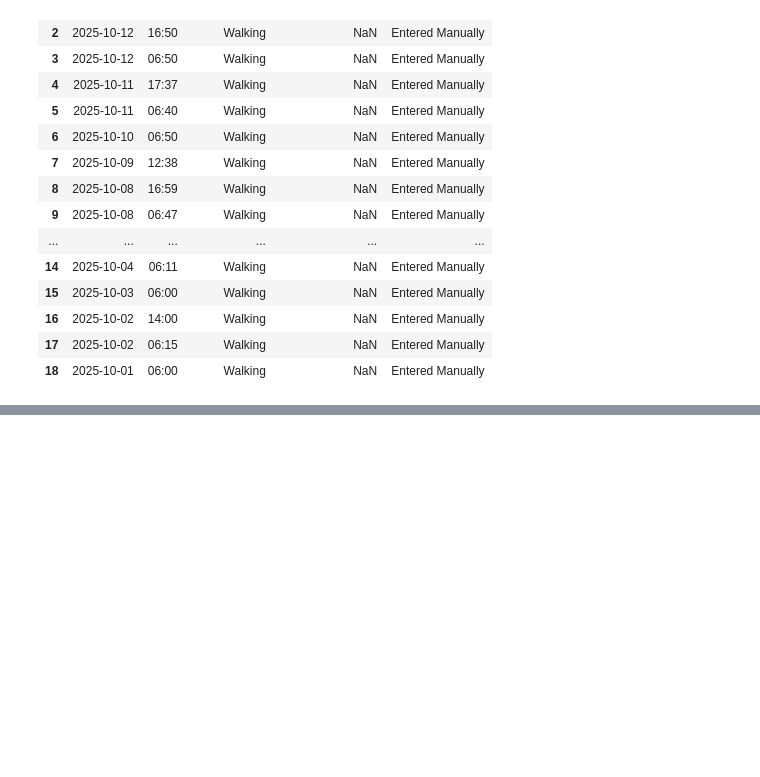
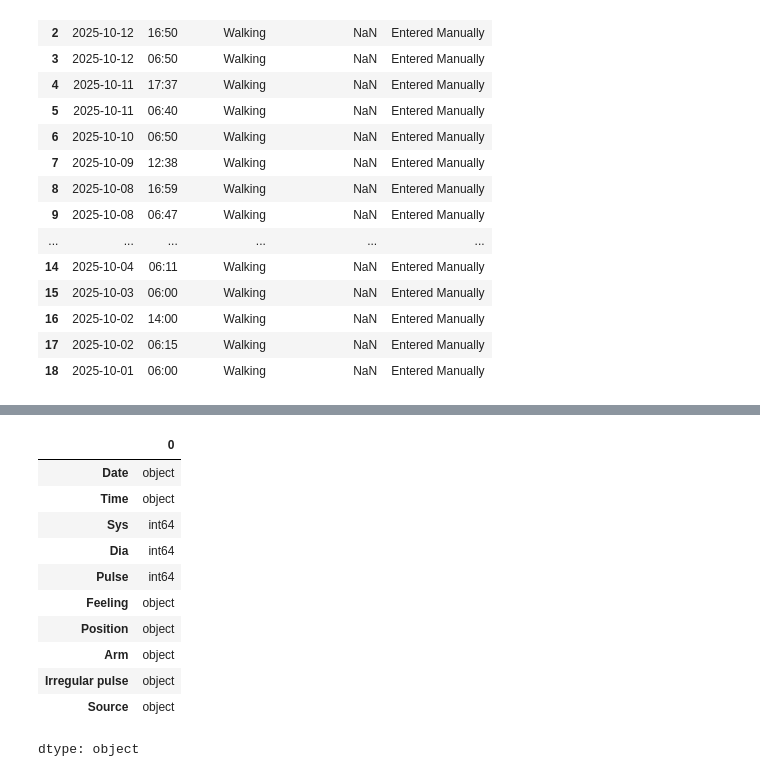
Before and after one commit to Haris-09/DiabetesInsightsAI, a Jupyter notebook: Diabetes_Analysis.ipynb, the cells around one changed output, grey strips where cells are left out. Drawn from its saved outputs; the diff is of its cells as text; code cells hidden in the pictures; blank space fills up the shorter version.

```diff
--- a/Diabetes_Analysis.ipynb
+++ b/Diabetes_Analysis.ipynb
@@ -133,0 +151,15 @@ Note
+# %%
+BLOOD_PRESSURE.dtypes
+# %% [output]
+|  | 0 |
+| Date | object |
+| Time | object |
+| Sys | int64 |
+| Dia | int64 |
+| Pulse | int64 |
+| Feeling | object |
+| Position | object |
+| Arm | object |
+| Irregular pulse | object |
+| Source | object |
+dtype: object
```
Also changed, not shown: parts of 14 cells of this notebook.
